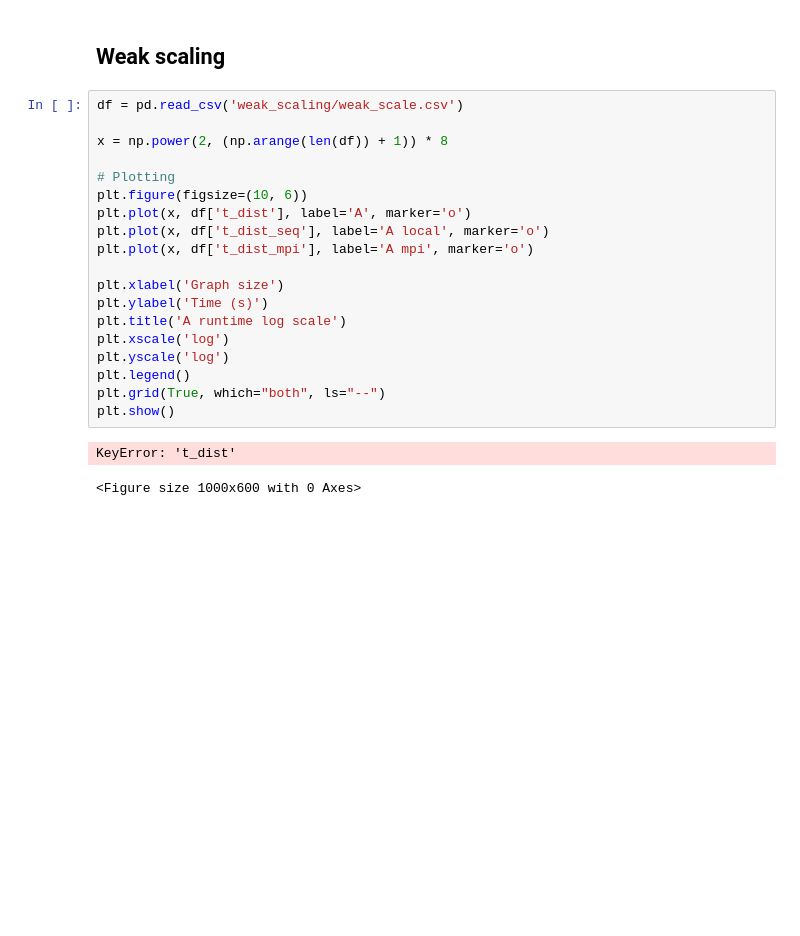
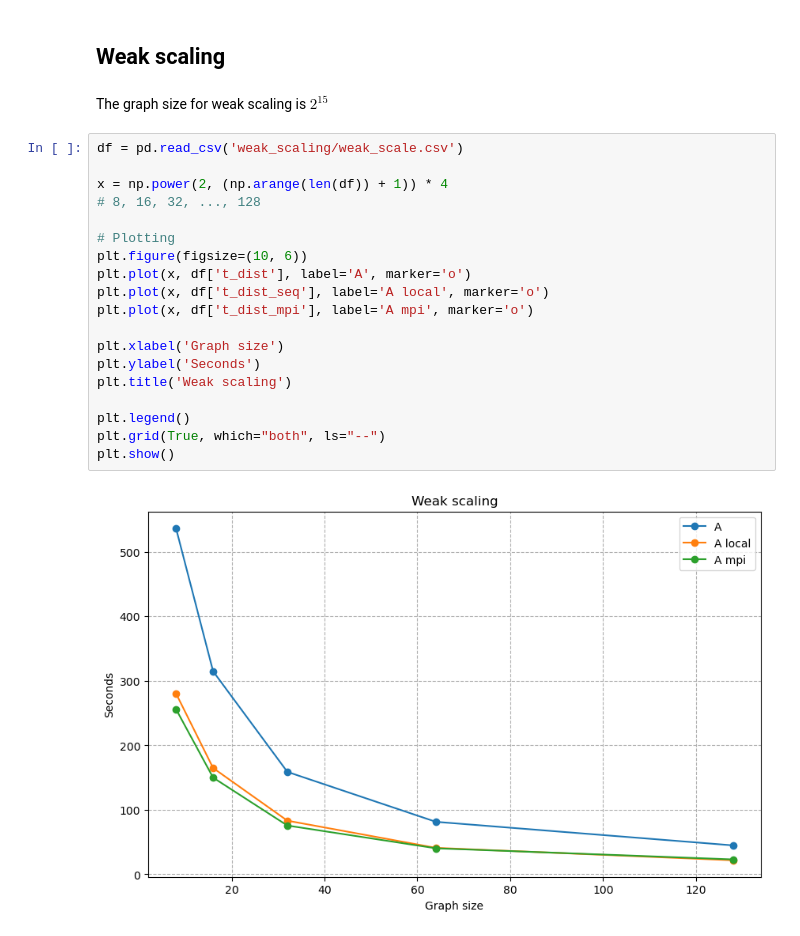
Before and after one commit to Chi-Chu319/MST_O_logn_logn, a Jupyter notebook: data_visualization.ipynb, the cells around one changed output. Drawn from its saved outputs; the diff is of its cells as text; blank space fills up the shorter version.

```diff
--- a/data_visualization.ipynb
+++ b/data_visualization.ipynb
@@ -147,25 +147,26 @@ plt.show()
 One thing to mention here is that even the number of communication round stays low (log log n) the algorithm total run time still grow faster than linearly
 # %% [markdown]
 ## Weak scaling
+# %% [markdown]
+The graph size for weak scaling is $2^{15}$
 # %%
 df = pd.read_csv('weak_scaling/weak_scale.csv')
 
-x = np.power(2, (np.arange(len(df)) + 1)) * 8
+x = np.power(2, (np.arange(len(df)) + 1)) * 4
+# 8, 16, 32, ..., 128
 
 # Plotting
 plt.figure(figsize=(10, 6))
 plt.plot(x, df['t_dist'], label='A', marker='o')
 plt.plot(x, df['t_dist_seq'], label='A local', marker='o')
 plt.plot(x, df['t_dist_mpi'], label='A mpi', marker='o')
 
 plt.xlabel('Graph size')
-plt.ylabel('Time (s)')
-plt.title('A runtime log scale')
-plt.xscale('log')
-plt.yscale('log')
+plt.ylabel('Seconds')
+plt.title('Weak scaling')
+
 plt.legend()
 plt.grid(True, which="both", ls="--")
 plt.show()
 # %% [output]
-KeyError: 't_dist'
-<Figure size 1000x600 with 0 Axes>
+[figure, added]
```
Also changed, not shown: parts of 1 cell of this notebook, 1 other file.
